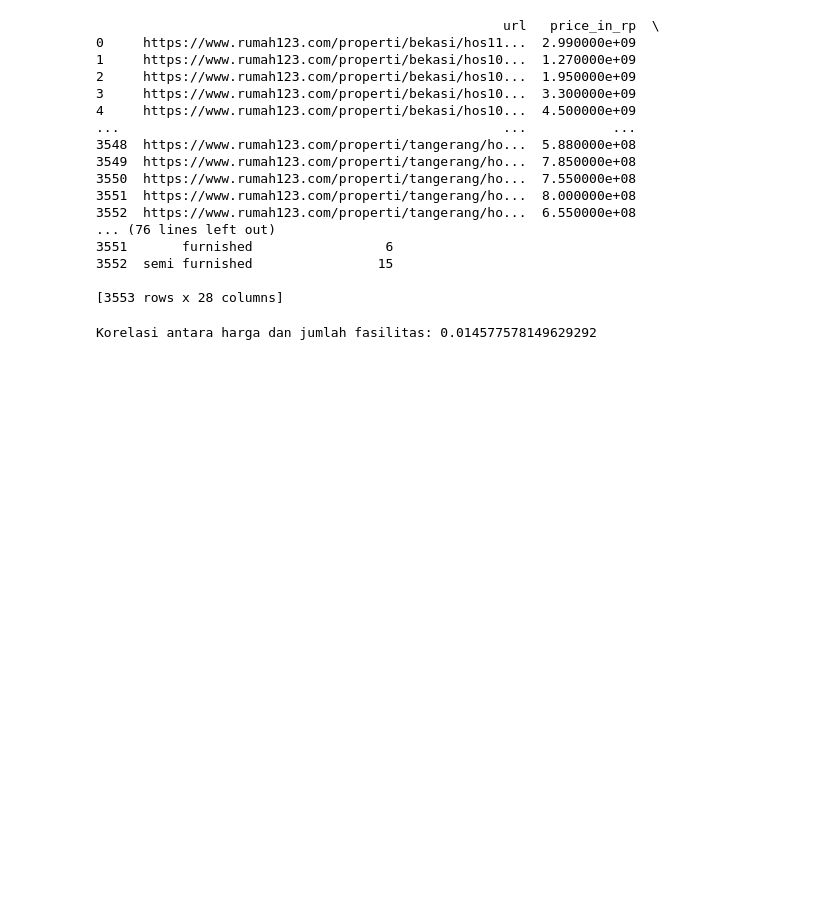
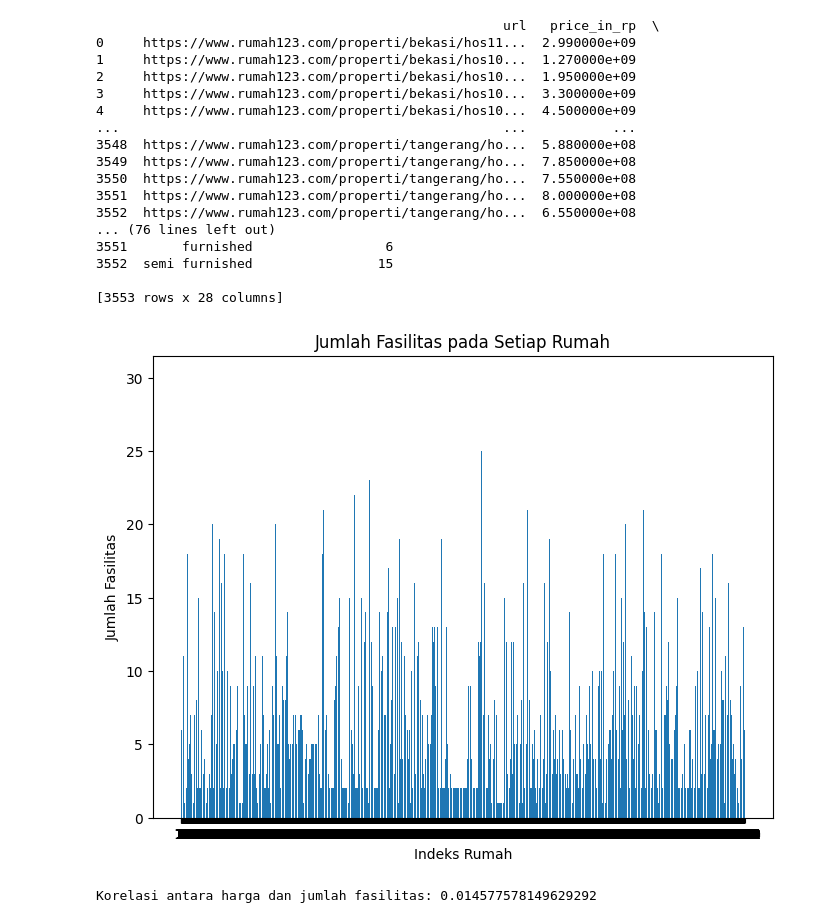
Before and after one commit to abdinegara783/ISFEST2023, a Jupyter notebook: ISFEST_Ameng.ipynb, the cells around one changed output. Saved outputs shown, nothing was run; the diff lists cells and outputs as text; code cells hidden in the pictures; blank space fills up the shorter version.

```diff
--- a/ISFEST_Ameng.ipynb
+++ b/ISFEST_Ameng.ipynb
@@ -124,6 +124,20 @@ print(data_with_total_facilities)
 3552  semi furnished                15
 
 [3553 rows x 28 columns]
+# %%
+def visualize_facilities(df, facilities_column):
+    facilities = df[facilities_column]
+    plt.figure(figsize=(8, 6))
+    plt.bar(df.index, facilities)
+    plt.xlabel('Indeks Rumah')
+    plt.ylabel('Jumlah Fasilitas')
+    plt.title('Jumlah Fasilitas pada Setiap Rumah')
+    plt.xticks(df.index, df.index)
+    plt.show()
+facilities_column = 'jumlah_fasilitas'
+visualize_facilities(df, facilities_column)
+# %% [output]
+[figure, added]
 # %%
 #Nilai korelasi antara jumlah fasilitas dan harga rumah
 import pandas as pd
```
Also changed, not shown: parts of 1 cell of this notebook.
